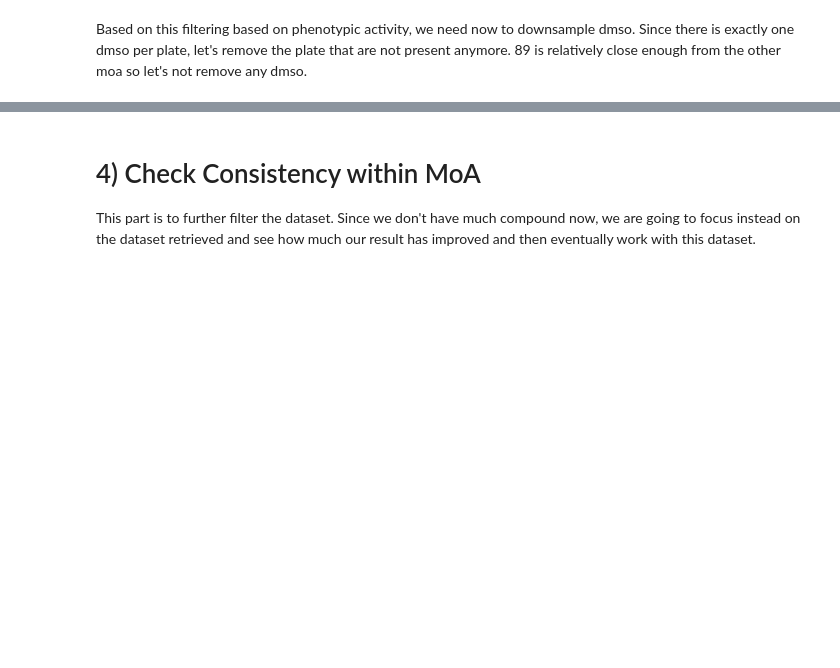
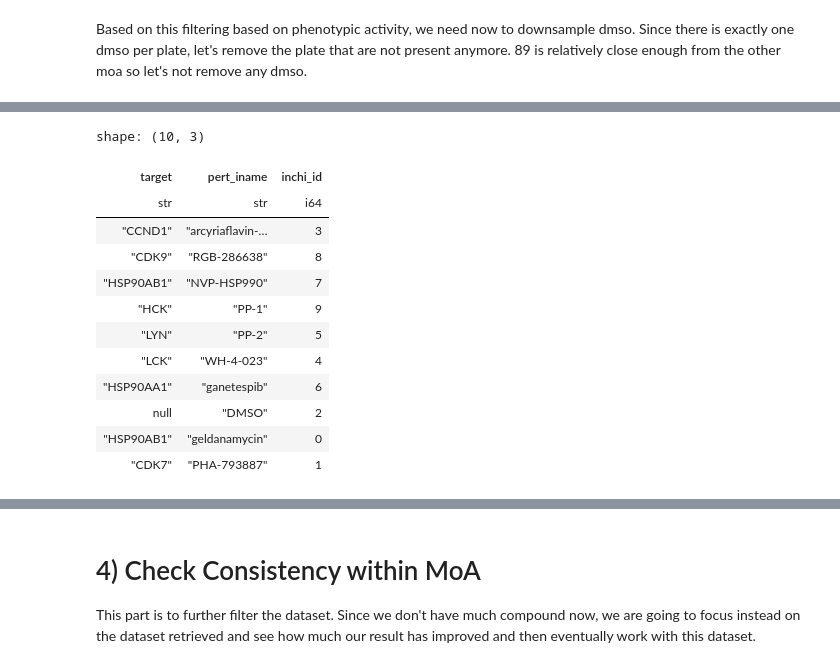
Before and after one commit to afermg/jump_attribution, a Jupyter notebook: workspace/analysis/mAP_calculations.ipynb, the cells around one changed output, grey strips where cells are left out. Cells and saved outputs as stored; diff of their text form; code cells hidden in the pictures; blank space fills up the shorter version.

```diff
--- a/workspace/analysis/mAP_calculations.ipynb
+++ b/workspace/analysis/mAP_calculations.ipynb
@@ -184,3 +184,19 @@ pdt.moa_distribution(pl.DataFrame(metadata_df_active_keep_dmso))
+# %%
+pl.read_csv("target2_eq_moa2_active_metadata").select(pl.col(["target", "pert_iname", "inchi_id"])).unique()
+# %% [output]
+shape: (10, 3)
+| target | pert_iname | inchi_id |
+| str | str | i64 |
+| "CCND1" | "arcyriaflavin-… | 3 |
+| "CDK9" | "RGB-286638" | 8 |
+| "HSP90AB1" | "NVP-HSP990" | 7 |
+| "HCK" | "PP-1" | 9 |
+| "LYN" | "PP-2" | 5 |
+| "LCK" | "WH-4-023" | 4 |
+| "HSP90AA1" | "ganetespib" | 6 |
+| null | "DMSO" | 2 |
+| "HSP90AB1" | "geldanamycin" | 0 |
+| "CDK7" | "PHA-793887" | 1 |
 # %%
 features_df_active_keep_dmso = pd.read_csv("target2_eq_moa2_features", index_col="ID")
 features_df_active_keep_dmso = features_df_active_keep_dmso.loc[metadata_df_active_keep_dmso.ID]
```
Also changed, not shown: parts of 13 cells of this notebook, 3 other files.
